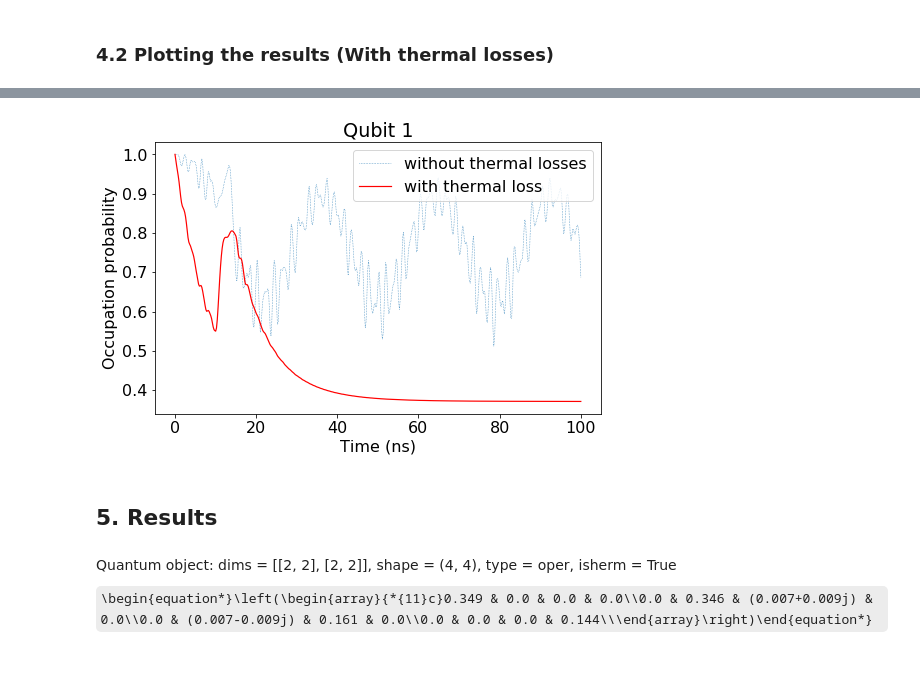
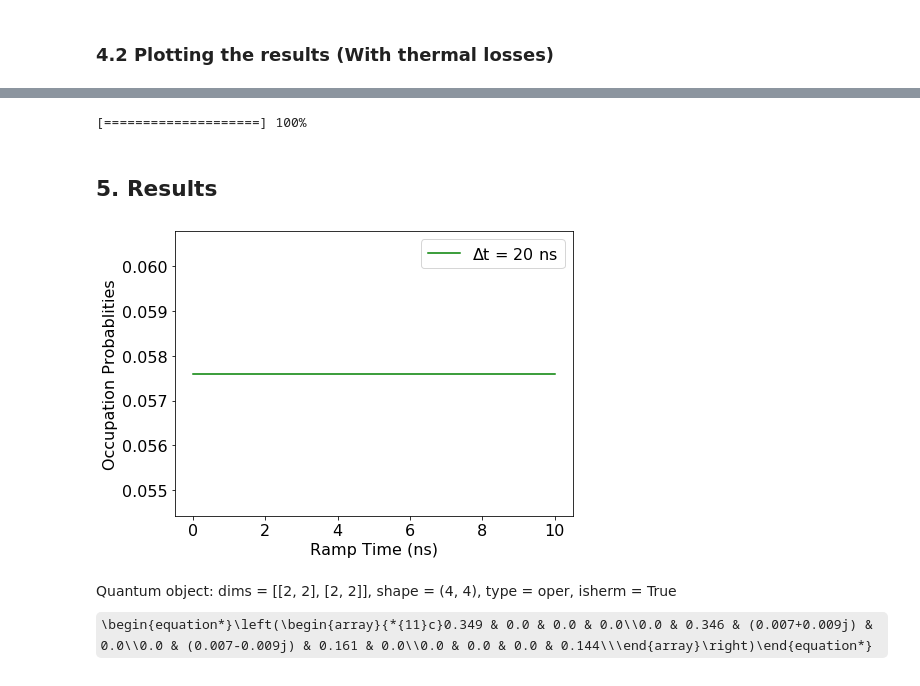
Before and after one commit to SoumyaShreeram/Qubit, a Jupyter notebook: control gates/Sending a smooth pulse (McKay).ipynb, the cells around one changed output, grey strips where cells are left out. Saved outputs shown, nothing was run; the diff lists cells and outputs as text; code cells hidden in the pictures; some formulas as TeX source.

```diff
--- a/control gates/Sending a smooth pulse (McKay).ipynb
+++ b/control gates/Sending a smooth pulse (McKay).ipynb
@@ -280,10 +309,0 @@ fig.tight_layout()
-# %%
-fig, ax = plt.subplots(figsize=(8,5))
-ax.plot(times, res2.expect[0], label="without thermal losses", linestyle=':', lw=0.6)
-ax.plot(times, res.expect[0], label="with thermal loss", lw=1.2, color='r')
-ax.legend()
-ax.set_xlabel('Time (ns)')
-ax.set_ylabel('Occupation probability')
-ax.set_title('Qubit 1');
-# %% [output]
-[figure, removed]
@@ -290,5 +345,33 @@ ax.set_title('Qubit 1');
+# %%
+# generating a range of pulse with varying ramp times
+rampList = np.linspace((t_pulse[3]-t_pulse[0])/2-t_pulse[1], t_pulse[0], 30)
+
+# generates the expectation va
+ramp_vals = np.empty((0, 4))
+for dt in rampList:
+    t_new = [t_pulse[0], t_pulse[1]+dt, t_pulse[2]-dt, t_pulse[3]]
+    ramp_vals = np.append(ramp_vals, [t_new], axis=0)
+
+# evaluated at t=70 ns, with thermal losses
+#ramp_dt_array = evaluateHam(ramp_vals, False, 350)
+
+# evaluates at t= 40ns
+ramp_dt_array2 = evaluateHam(ramp_vals, False, 200)
+# %% [output]
+[====================] 100%
 # %% [markdown]
 ## 5. Results
+# %%
+fig, ax = plt.subplots(1, 1, figsize=(7,5))
+
+ax.plot(rampList, ramp_dt_array2, 'g', label=r"$\Delta$t = 20 ns")
+
+ax.set_xlabel('Ramp Time (ns)')
+ax.set_ylabel('Occupation Probablities')
+ax.legend(loc="upper right")
+fig.tight_layout()
+# %% [output]
+[figure, added]
 # %%
 # extract the final state from the result of the simulation
 rho_final = res.states[-1]
```
Also changed, not shown: parts of 9 cells of this notebook.
